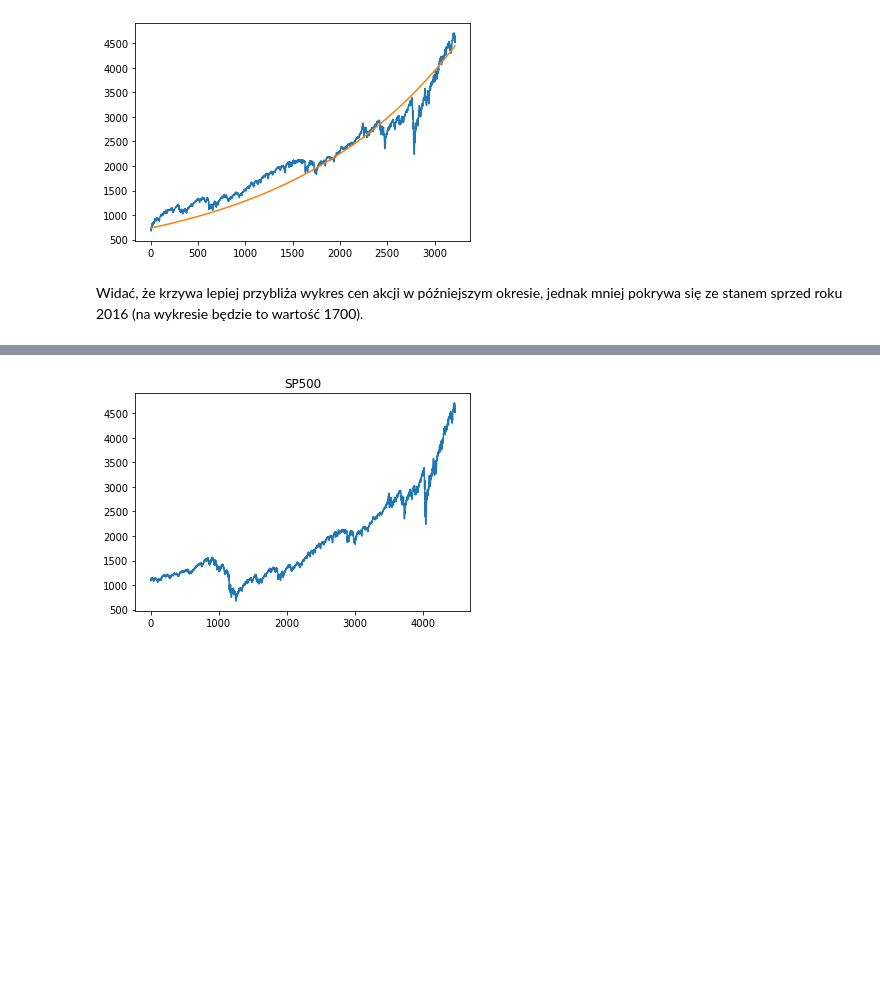
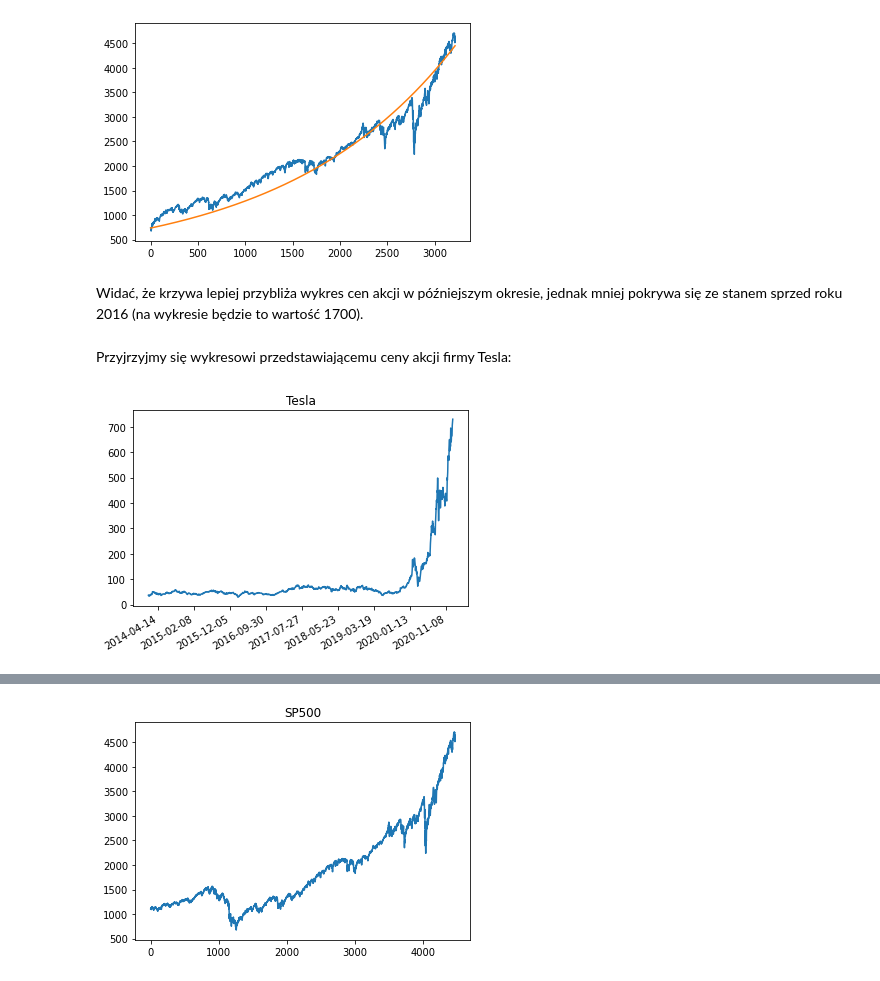
Before and after one commit to martyna-B/Symulacja-rynku-akcji, a Jupyter notebook: Symulacja rynku akcji (1).ipynb, the cells around one changed output, grey strips where cells are left out. Cells and saved outputs as stored; diff of their text form; code cells hidden in the pictures; blank space fills up the shorter version.

```diff
--- a/Symulacja rynku akcji (1).ipynb
+++ b/Symulacja rynku akcji (1).ipynb
@@ -104,5 +104,19 @@ plt.plot(time, solution)
 plt.show()
 # %% [output]
 [figure]
-# %% [markdown]
-Widać, że krzywa lepiej przybliża wykres cen akcji w późniejszym okresie, jednak mniej pokrywa się ze stanem sprzed roku 2016 (na wykresie będzie to wartość 1700).
+# %% [markdown]
+Widać, że krzywa lepiej przybliża wykres cen akcji w późniejszym okresie, jednak mniej pokrywa się ze stanem sprzed roku 2016 (na wykresie będzie to wartość 1700).
+# %% [markdown]
+Przyjrzyjmy się wykresowi przedstawiającemu ceny akcji firmy Tesla:
+# %%
+tesla = take_data("Tesla.csv", 1)
+tesla_times = take_data("Tesla.csv", 0)
+times = [dt.datetime.strptime(data[:10],'%Y-%m-%d').date() for data in tesla_times[:1750]]
+plt.gca().xaxis.set_major_formatter(mdates.DateFormatter('%Y-%m-%d'))
+plt.gca().xaxis.set_major_locator(mdates.DayLocator(interval = 300))
+plt.plot(times, tesla[:1750])
+plt.gcf().autofmt_xdate()
+plt.title("Tesla")
+plt.show()
+# %% [output]
+[figure, added]
```
Also changed, not shown: parts of 11 cells of this notebook.
